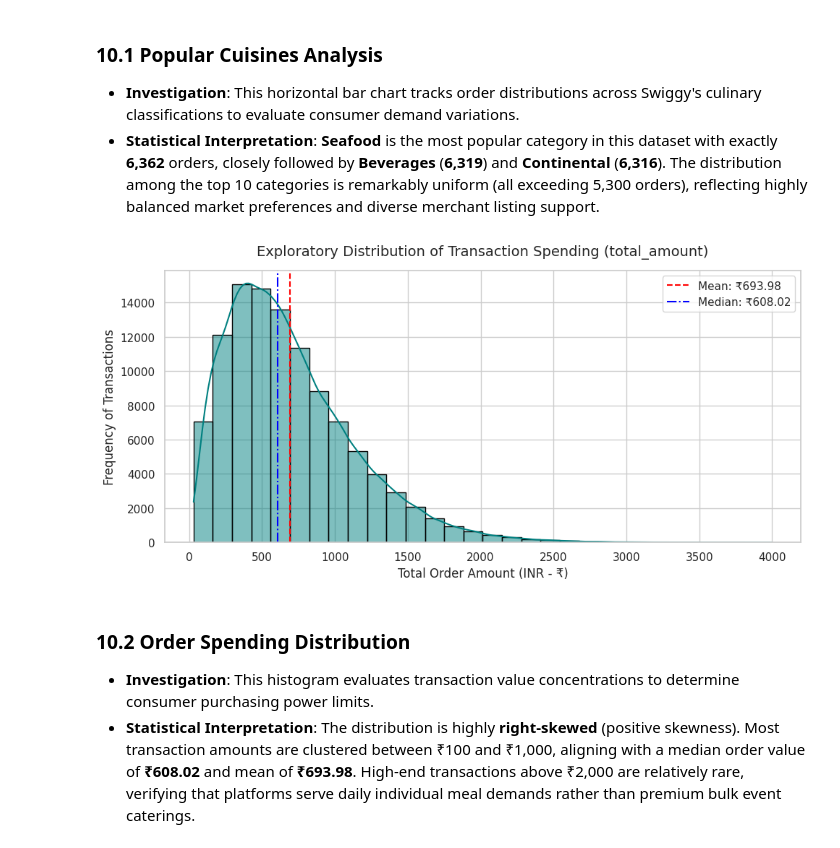
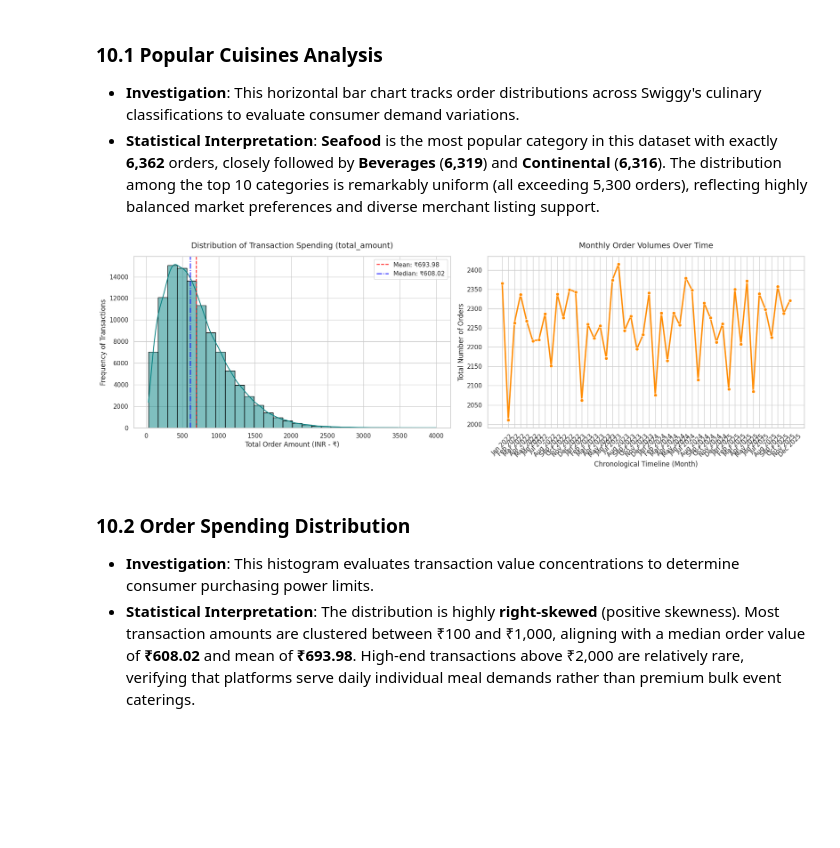
Before and after one commit to pranav662/Food_Delivery_Data_Analysis_FDS_Project, a Jupyter notebook: Food_Delivery_Data_Analysis.ipynb, the cells around one changed output. Cells and saved outputs as stored; diff of their text form; code cells hidden in the pictures; blank space fills up the shorter version.

```diff
--- a/Food_Delivery_Data_Analysis.ipynb
+++ b/Food_Delivery_Data_Analysis.ipynb
@@ -886,28 +886,56 @@ plt.show()
 * **Investigation**: This horizontal bar chart tracks order distributions across Swiggy's culinary classifications to evaluate consumer demand variations.
 * **Statistical Interpretation**: **Seafood** is the most popular category in this dataset with exactly **6,362** orders, closely followed by **Beverages** (**6,319**) and **Continental** (**6,316**). The distribution among the top 10 categories is remarkably uniform (all exceeding 5,300 orders), reflecting highly balanced market preferences and diverse merchant listing support.
 # %%
-# 2. Distribution of Order Amounts (Histogram with KDE)
-plt.figure(figsize=(10, 5))
+# 2. Distribution of Order Amounts (Histogram with KDE) & Monthly Trend Line Chart
+import matplotlib.pyplot as plt
+import seaborn as sns
 
+# Create subplots side-by-side to preserve a compact, aesthetic layout
+fig, axes = plt.subplots(1, 2, figsize=(18, 6))
+sns.set_theme(style="whitegrid")
+
+# Left Plot: Distribution of Order Amounts
 sns.histplot(
     data=df,
     x='total_amount',
     bins=30,
     color='teal',
     edgecolor='black',
-    kde=True
+    kde=True,
+    ax=axes[0]
 )
+axes[0].set_title("Distribution of Transaction Spending (total_amount)", fontsize=14, pad=15)
+axes[0].set_xlabel("Total Order Amount (INR - ₹)", fontsize=12)
+axes[0].set_ylabel("Frequency of Transactions", fontsize=12)
+axes[0].axvline(df['total_amount'].mean(), color='red', linestyle='--', label=f"Mean: ₹{df['total_amount'].mean():.2f}")
+axes[0].axvline(df['total_amount'].median(), color='blue', linestyle='-.', label=f"Median: ₹{df['total_amount'].median():.2f}")
+axes[0].legend()
 
-plt.title("Exploratory Distribution of Transaction Spending (total_amount)", fontsize=14, pad=15)
-plt.xlabel("Total Order Amount (INR - ₹)", fontsize=12)
-plt.ylabel("Frequency of Transactions", fontsize=12)
-plt.axvline(df['total_amount'].mean(), color='red', linestyle='--', label=f"Mean: ₹{df['total_amount'].mean():.2f}")
-plt.axvline(df['total_amount'].median(), color='blue', linestyle='-.', label=f"Median: ₹{df['total_amount'].median():.2f}")
-plt.legend()
+# Right Plot: Monthly Ordering Trend (Line Chart)
+# Dynamically resample and group counts by month using the parsed 'order_date'
+monthly_trend = df.set_index('order_date').resample('ME').size().reset_index()
+monthly_trend.columns = ['Month', 'Order Count']
+# Format month strings for clean plotting
+monthly_trend['Month_Str'] = monthly_trend['Month'].dt.strftime('%b %Y')
+
+sns.lineplot(
+    data=monthly_trend,
+    x='Month_Str',
+    y='Order Count',
+    marker='o',
+    color='darkorange',
+    linewidth=2.5,
+    ax=axes[1]
+)
+axes[1].set_title("Monthly Order Volumes Over Time", fontsize=14, pad=15)
+axes[1].set_xlabel("Chronological Timeline (Month)", fontsize=12)
+axes[1].set_ylabel("Total Number of Orders", fontsize=12)
+axes[1].tick_params(axis='x', rotation=45)
+
 plt.tight_layout()
 plt.show()
 # %% [output]
-[figure, old version]
+[figure, new version]
 # %% [markdown]
 ### **10.2 Order Spending Distribution**
 * **Investigation**: This histogram evaluates transaction value concentrations to determine consumer purchasing power limits.
```
Also changed, not shown: parts of 5 cells of this notebook.
